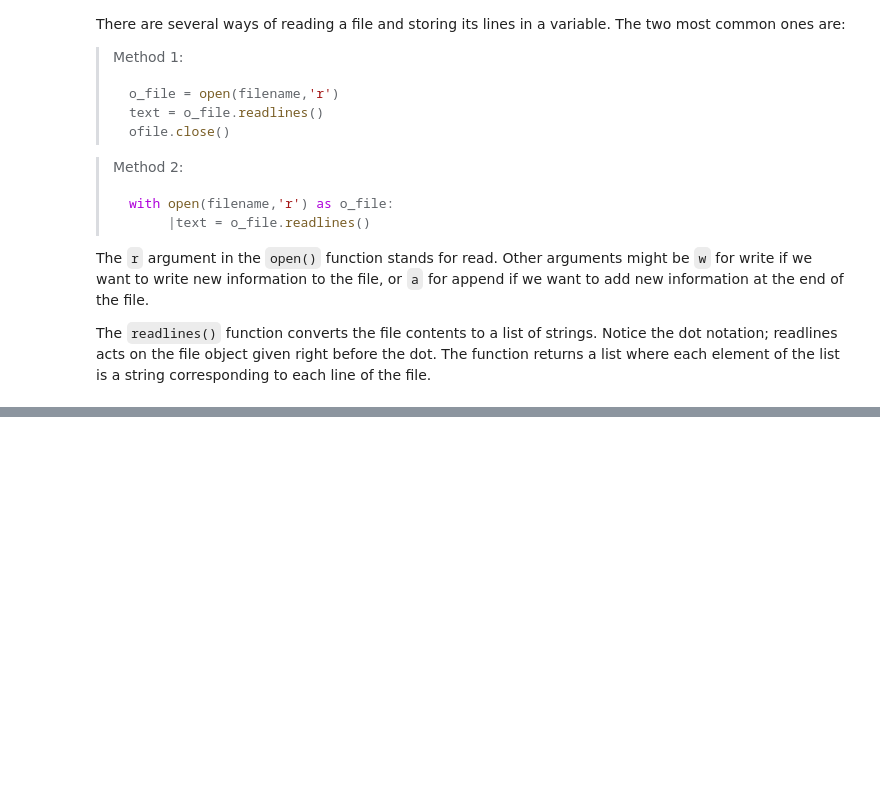
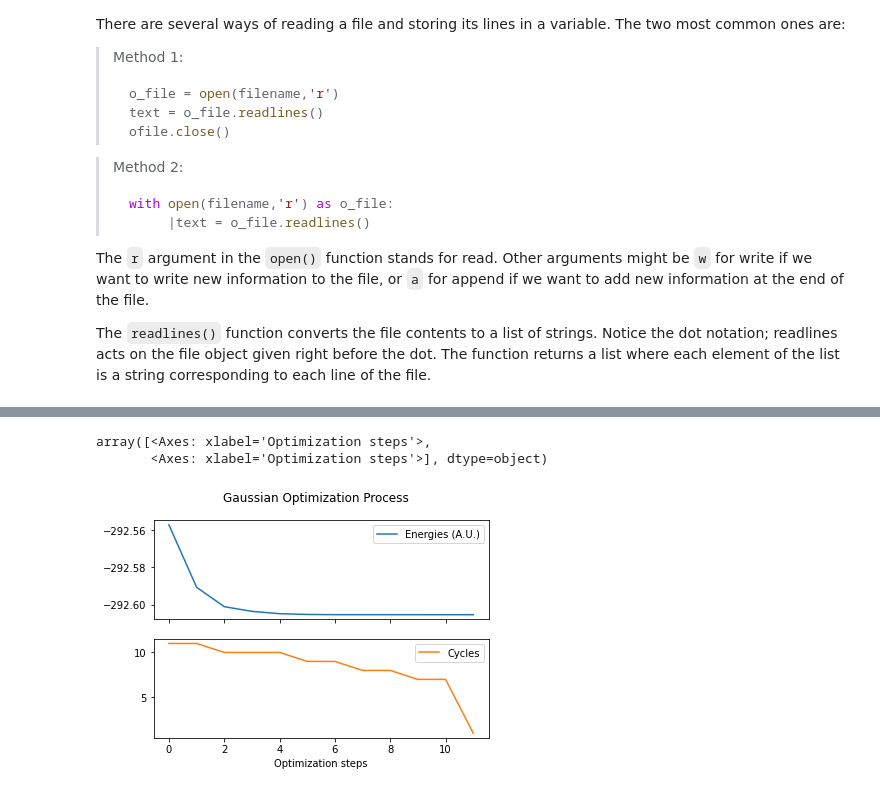
Before and after one commit to sylhare/Type-on-Strap, a Jupyter notebook: course_materials/session_0_klem_iribarren/session_0_python_introduction.ipynb, the cells around one changed output, grey strips where cells are left out. Drawn from its saved outputs; the diff is of its cells as text; code cells hidden in the pictures; blank space fills up the shorter version.

```diff
--- a/course_materials/session_0_klem_iribarren/session_0_python_introduction.ipynb
+++ b/course_materials/session_0_klem_iribarren/session_0_python_introduction.ipynb
@@ -368,0 +462,7 @@ With all examples above, create a function that extracts only the last match of
+# %%
+# Let's improve this plot slightly
+df.plot(xlabel="Optimization steps", subplots=True, title="Gaussian Optimization Process")
+# %% [output]
+array([<Axes: xlabel='Optimization steps'>,
+       <Axes: xlabel='Optimization steps'>], dtype=object)
+[figure, added]
```
Also changed, not shown: parts of 41 cells of this notebook, 8 other files.
